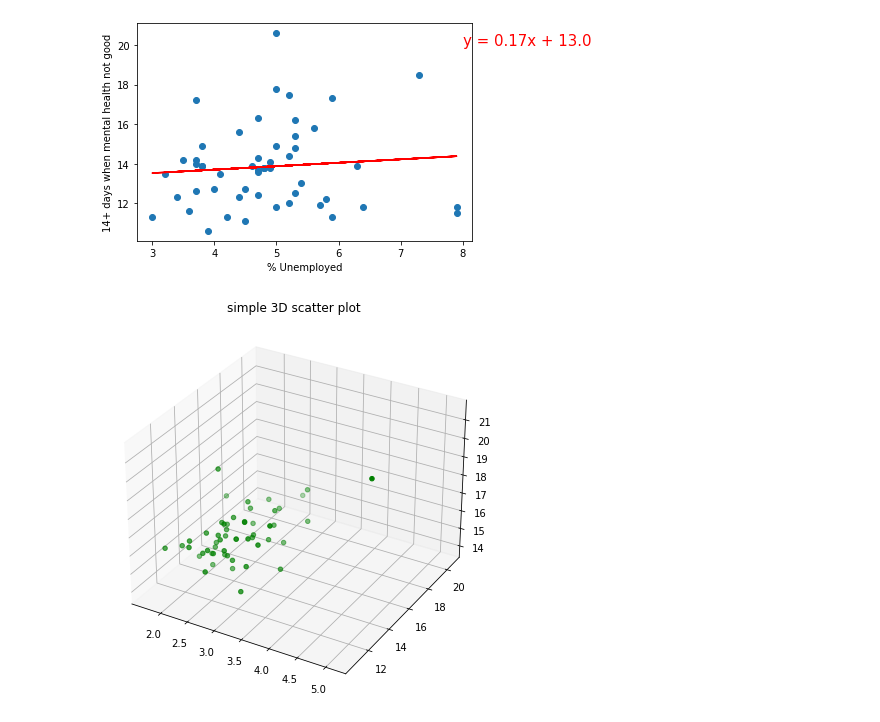
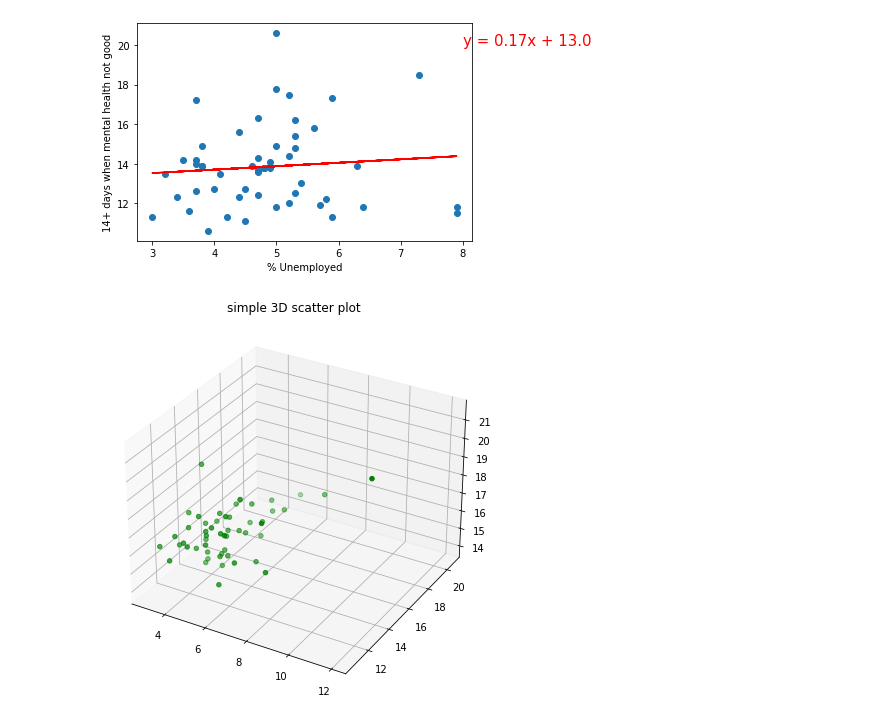
Before and after one commit to hehill/Project1_Team3, a Jupyter notebook: data_visulization.ipynb, the cells around one changed output. Saved outputs shown, nothing was run; the diff lists cells and outputs as text; code cells hidden in the pictures.

```diff
--- a/data_visulization.ipynb
+++ b/data_visulization.ipynb
@@ -218,18 +219,18 @@ plt.show()
 [figure]
 # %%
 z = data_cleaning_df['35-44 years']
-x = data_cleaning_df['No work< yr']
+x = data_cleaning_df['% Unemployed']
 y = data_cleaning_df['14+ days when mental health not good']
 
 # Creating figure
 fig = plt.figure(figsize = (10, 7))
 ax = plt.axes(projection ="3d")
 
 # Creating plot
 ax.scatter3D(x, y, z, color = "green")
 plt.title("simple 3D scatter plot")
 
 # show plot
 plt.show()
 # %% [output]
-[figure, old version]
+[figure, new version]
```
Also changed, not shown: parts of 8 cells of this notebook.
